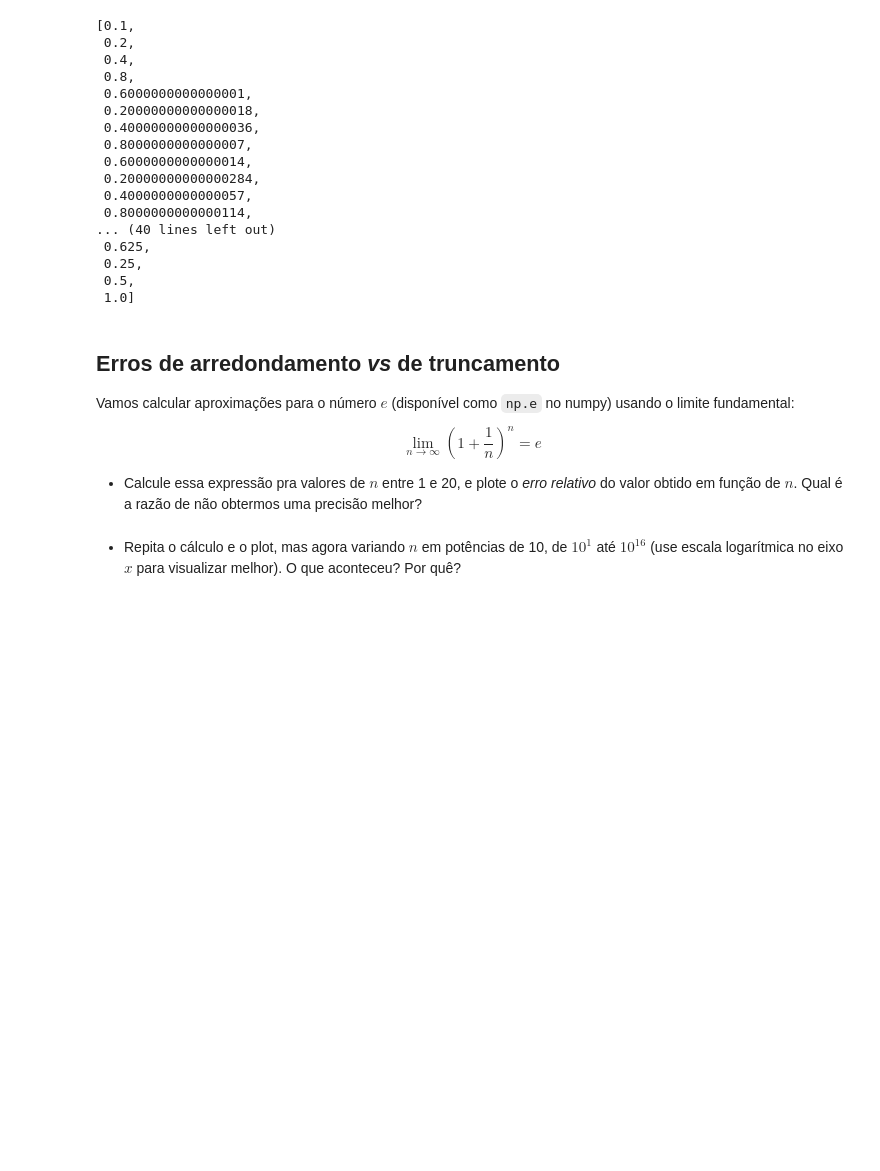
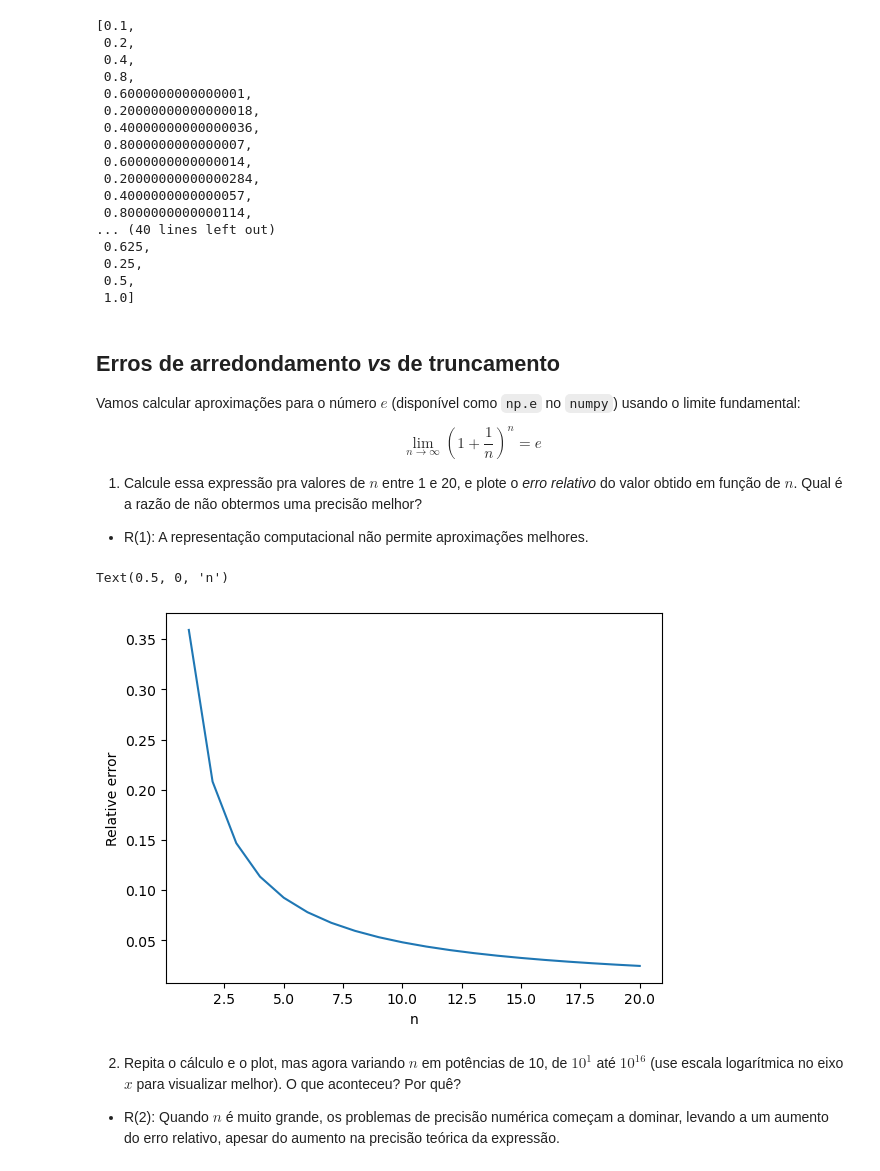
Before and after one commit to phrmendes/calc_num_2023, a Jupyter notebook: aula1_ponto_flutuante.ipynb, the cells around one changed output. Saved outputs shown, nothing was run; the diff lists cells and outputs as text; code cells hidden in the pictures; blank space fills up the shorter version.

```diff
--- a/aula1_ponto_flutuante.ipynb
+++ b/aula1_ponto_flutuante.ipynb
@@ -246,10 +239,25 @@ seq_n(x, n)
 # %% [markdown]
 ## Erros de arredondamento *vs* de truncamento
 
-Vamos calcular aproximações para o número $e$ (disponível como `np.e` no numpy) usando o limite fundamental:
+Vamos calcular aproximações para o número $e$ (disponível como `np.e` no `numpy`) usando o limite fundamental:
 
 $$ \lim_{n\rightarrow \infty} \left(1 + \frac{1}{n}\right)^n = e$$
 
-- Calcule essa expressão pra valores de $n$ entre 1 e 20, e plote o *erro relativo* do valor obtido em função de $n$. Qual é a razão de não obtermos uma precisão melhor?
+1. Calcule essa expressão pra valores de $n$ entre 1 e 20, e plote o *erro relativo* do valor obtido em função de $n$. Qual é a razão de não obtermos uma precisão melhor?
+
+- R(1): A representação computacional não permite aproximações melhores.
+# %%
+n = np.arange(1, 21)
+e = (1 + 1 / n) ** n
+error = np.abs((np.e - e) / e)
+
+pt.plot(n, error)
+pt.ylabel("Relative error")
+pt.xlabel("n")
+# %% [output]
+Text(0.5, 0, 'n')
+[figure, added]
 # %% [markdown]
-* Repita o cálculo e o plot, mas agora variando $n$ em potências de 10, de $10^1$ até $10^{16}$ (use escala logarítmica no eixo $x$ para visualizar melhor). O que aconteceu? Por quê?
+2. Repita o cálculo e o plot, mas agora variando $n$ em potências de 10, de $10^1$ até $10^{16}$ (use escala logarítmica no eixo $x$ para visualizar melhor). O que aconteceu? Por quê?
+
+- R(2): Quando $n$ é muito grande, os problemas de precisão numérica começam a dominar, levando a um aumento do erro relativo, apesar do aumento na precisão teórica da expressão.
```
Also changed, not shown: parts of 5 cells of this notebook, 1 other file.
